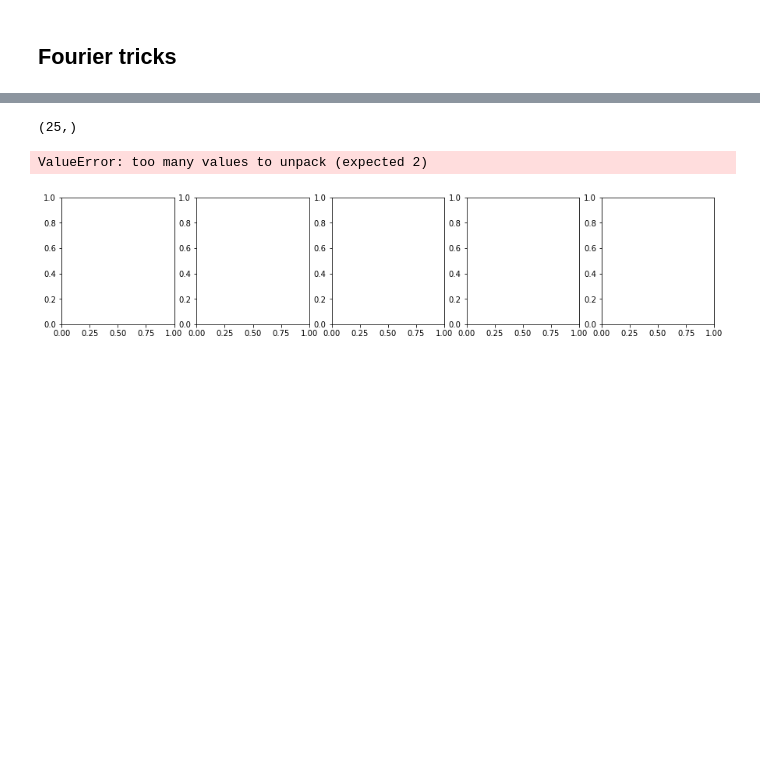
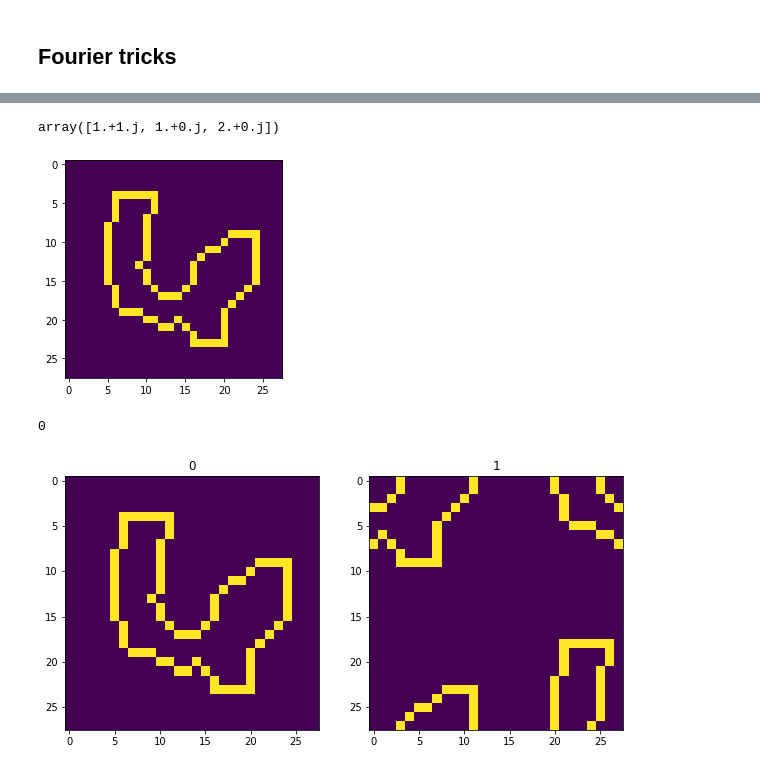
Before and after one commit to pranavkrishna1908/ImageAnalysis, a Jupyter notebook: lab2_object_description.ipynb, the cells around one changed output, grey strips where cells are left out. Saved outputs shown, nothing was run; the diff lists cells and outputs as text; code cells hidden in the pictures; blank space fills up the shorter version.

```diff
--- a/lab2_object_description.ipynb
+++ b/lab2_object_description.ipynb
@@ -107,28 +126,53 @@ array([ 3.42000000e+02+4.15000000e+02j,  9.94275044e+00-1.11747335e+02j,
-# %%
-ct_in.shape
-# %% [output]
-(25,)
+# %%
+z = np.array([1+1j,1,2])
+#np.copy(z)
+z[:0] = 0
+z
+#contour_out_fft
+# %% [output]
+array([1.+1.j, 1.+0.j, 2.+0.j])
 # %%
-def fourier_function(contour_in_fft):
-    fig, axs = plt.subplots(ncols=5,figsize=(15,3))
-    for num_coef in range(1,6):
-        ct_in_trim = np.copy(contour_in_fft)
-        ct_in_trim[6 - num_coef:] = 0 + 0*1j
-        ct_out_trim = np.copy(contour_in_fft)
-        ct_out_trim[6 - num_coef:] = 0 + 0*1j
-        #print(ct_in_trim)
+import cv2
+import numpy as np
+from numpy import fft
+def fourier_function(contour_in_fftt,contour_out_fftt,num_zeros):
+    fig, axs = plt.subplots(ncols=num_zeros,figsize=(5*num_zeros,5))
+    for k in range(num_zeros):
+        ct_in_trim = np.copy(contour_in_fftt)
+        ct_out_trim = np.copy(contour_out_fftt)
+        ct_in_trim[:k] = 0 + 0*1j
+        ct_out_trim[:k] = 0 + 0*1j
         ct_in = fft.ifft(ct_in_trim)
         ct_out = fft.ifft(ct_out_trim)
         ct_image = np.zeros_like(zeros_im[0])
         for i,j in np.column_stack((ct_in.real,ct_in.imag)):
             ct_image[round(i),round(j)]=1
-        for i,j in np.column_stack((ct_in.real,ct_in.imag)):
+        for i,j in np.column_stack((ct_out.real,ct_out.imag)):
             ct_image[round(i),round(j)]=1
-        axs[num_coef-1].imshow(ct_image)
+        axs[k].imshow(ct_image)
+        axs[k].set_title(f"{k}")
     fig.show()
     return 0
 
-fourier_function(contour_out_fft)
+#fourier_function(contour_in_fft,contour_out_fft,10)
-# %% [output]
-ValueError: too many values to unpack (expected 2)
-[figure, removed]
+# %%
+output = cv2.findContours(twos_im[8],mode=1,method= cv2.CHAIN_APPROX_NONE)
+#output[1]
+contour_in = [list(x[0]) for x in output[0][-1]]
+contour_out = [list(x[0]) for x in output[0][0]]
+contour_image = np.zeros_like(ones_im[0])
+for i,j in contour_in:
+    contour_image[i][j]=1
+for i,j in contour_out:
+    contour_image[i][j]=1
+plt.imshow(contour_image)
+plt.show()
+complex_contour_in = list(map(lambda x: x[0]+x[1]*1j,contour_in))
+complex_contour_out = list(map(lambda x: x[0]+x[1]*1j,contour_out))
+contour_in_fft1 = fft.fft(complex_contour_in)
+contour_out_fft1 = fft.fft(complex_contour_out)
+fourier_function(contour_in_fft1,contour_out_fft1,2)
+# %% [output]
+[figure, added]
+0
+[figure, added]
```
Also changed, not shown: parts of 11 cells of this notebook.
